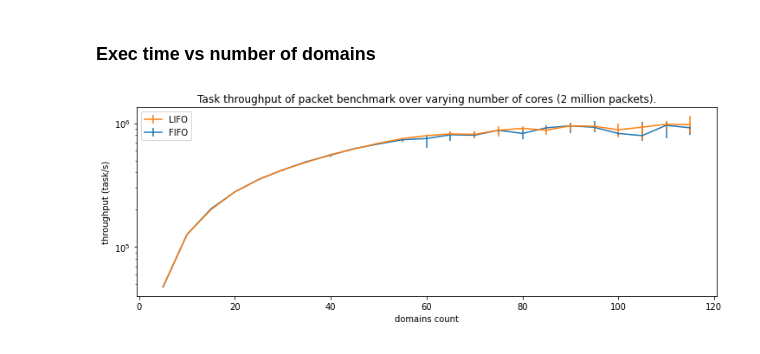
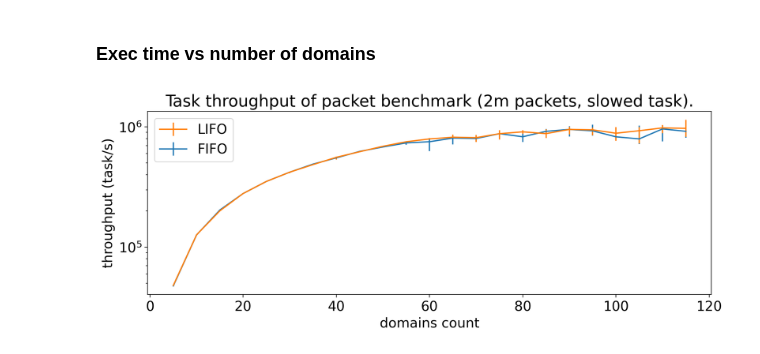
Before and after one commit to bartoszmodelski/ebsl, a Jupyter notebook: evaluation/packet-benchmark-sherwood-slowed.py.ipynb, the cells around one changed output. Saved outputs shown, nothing was run; the diff lists cells and outputs as text; code cells hidden in the pictures.

```diff
--- a/evaluation/packet-benchmark-sherwood-slowed.py.ipynb
+++ b/evaluation/packet-benchmark-sherwood-slowed.py.ipynb
@@ -176,7 +182,7 @@ ax.legend(handles=[line_fifo, line_lifo])
 
 ax.set_yscale("log")
 #ax.set_ylim(ymin=1)
-ax.set_title("Task throughput of packet benchmark over varying number of cores (2 million packets).")
+ax.set_title("Task throughput of packet benchmark (2m packets, slowed task).")
 ax.set_ylabel('throughput (task/s)')
 
 '''
@@ -235,31 +241,31 @@ ax = axes[4]
 
 line_lifo = plot(x, fifo_transformed, "latency_q9999-processed", 'FIFO')
 line_fifo = plot(x, lifo_transformed, "latency_q9999-processed", 'LIFO')
 
 #ax.set_yscale("log")
 ax.set_ylim(ymin=1)
 ax.set_ylabel('latency (μs)')
 ax.set_title("99.99% percentile latency.")
 
 ########################
 ## WAIT ################
 ########################
 
 ax = axes[5]
 
 
 line_lifo = plot(x, fifo_transformed, "waited_for_space_on_enque-processed", 'FIFO')
 line_fifo = plot(x, lifo_transformed, "waited_for_space_on_enque-processed", 'LIFO')
 
 ax.set_yscale("log")
 ax.set_ylim(ymin=1)
 ax.set_xlabel('domains count')
 ax.set_ylabel('busy-wait loops (count)')
 ax.set_title("Number of retries on task insertion due to lack of space")
 '''
 ax.set_xlabel('domains count')
 
 
 plt.savefig("packet-basic-"+run_name+".png", dpi=200)
 # %% [output]
-[figure, old version]
+[figure, new version]
```
Also changed, not shown: parts of 1 cell of this notebook, 1 other file.
